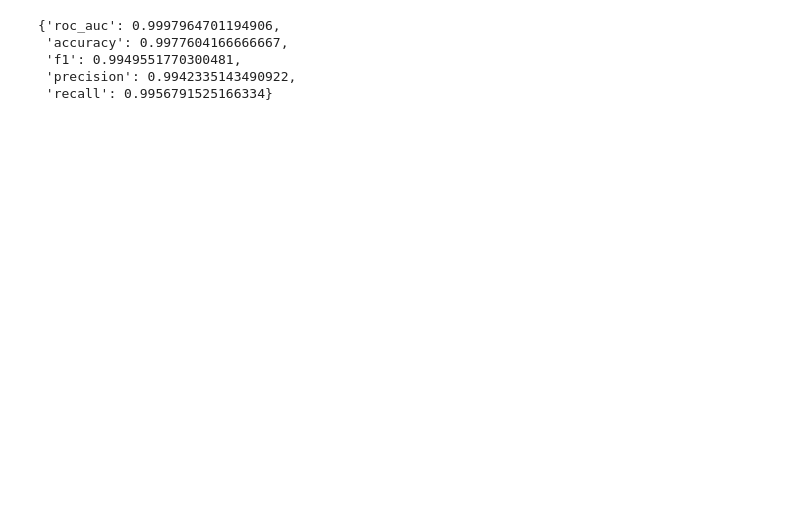
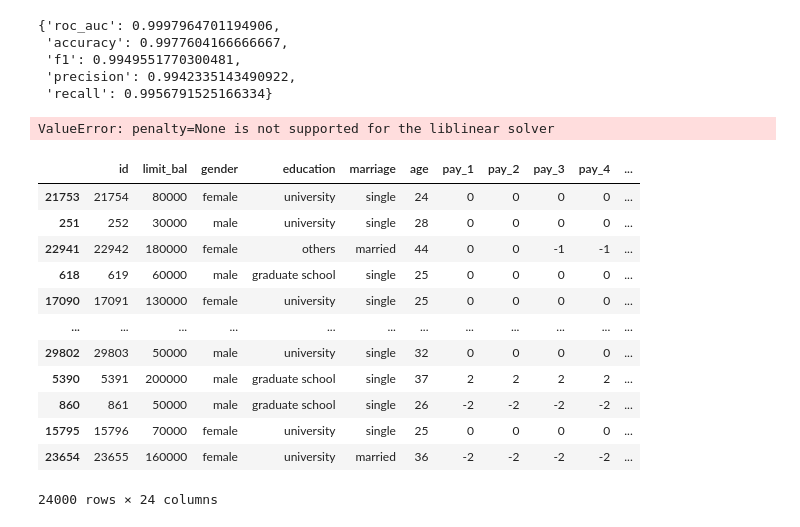
Before and after one commit to niimo753/credit-card-default-prediction-taiwan, a Jupyter notebook: notebooks/phase_1.ipynb, the cells around one changed output. Drawn from its saved outputs; the diff is of its cells as text; code cells hidden in the pictures; blank space fills up the shorter version.

```diff
--- a/notebooks/phase_1.ipynb
+++ b/notebooks/phase_1.ipynb
@@ -513,4 +771,8 @@ processor = Preprocessing(scaler=MinMaxScaler(),
                                                     (60, 100): "over 60"}},
                          specific_encoders={"gender": LabelEncoder()})
 model = RandomForestClassifier()
+model = LogisticRegression(solver="liblinear", penalty=None)
 estimator = DefaultPaymentClassifier(processor=processor, model=model, balance=SMOTE())
+cross_validation(X=x_train.iloc[:, 1:], y=y_train, estimator=estimator)
+# %% [output]
+ValueError: penalty=None is not supported for the liblinear solver
@@ -516,0 +787,16 @@ estimator = DefaultPaymentClassifier(processor=processor, model=model, balance=S
+# %%
+x_train
+# %% [output]
+|  | id | limit_bal | gender | education | marriage | age | pay_1 | pay_2 | pay_3 | pay_4 | ... |
+| 21753 | 21754 | 80000 | female | university | single | 24 | 0 | 0 | 0 | 0 | ... |
+| 251 | 252 | 30000 | male | university | single | 28 | 0 | 0 | 0 | 0 | ... |
+| 22941 | 22942 | 180000 | female | others | married | 44 | 0 | 0 | -1 | -1 | ... |
+| 618 | 619 | 60000 | male | graduate school | single | 25 | 0 | 0 | 0 | 0 | ... |
+| 17090 | 17091 | 130000 | female | university | single | 25 | 0 | 0 | 0 | 0 | ... |
+| ... | ... | ... | ... | ... | ... | ... | ... | ... | ... | ... | ... |
+| 29802 | 29803 | 50000 | male | university | single | 32 | 0 | 0 | 0 | 0 | ... |
+| 5390 | 5391 | 200000 | male | graduate school | single | 37 | 2 | 2 | 2 | 2 | ... |
+| 860 | 861 | 50000 | male | graduate school | single | 26 | -2 | -2 | -2 | -2 | ... |
+| 15795 | 15796 | 70000 | female | university | single | 25 | 0 | 0 | 0 | 0 | ... |
+| 23654 | 23655 | 160000 | female | university | married | 36 | -2 | -2 | -2 | -2 | ... |
+24000 rows × 24 columns
```
Also changed, not shown: parts of 41 cells of this notebook, 20 other files.
